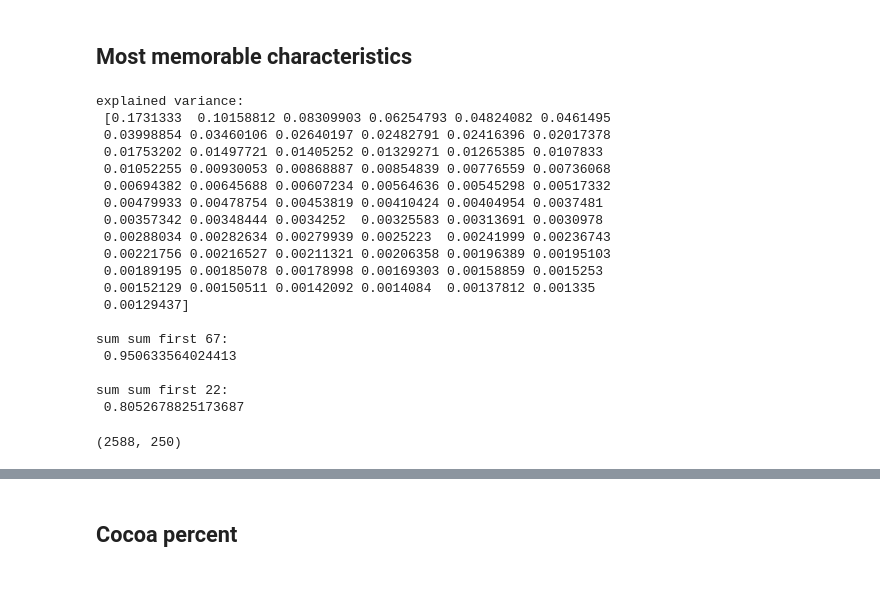
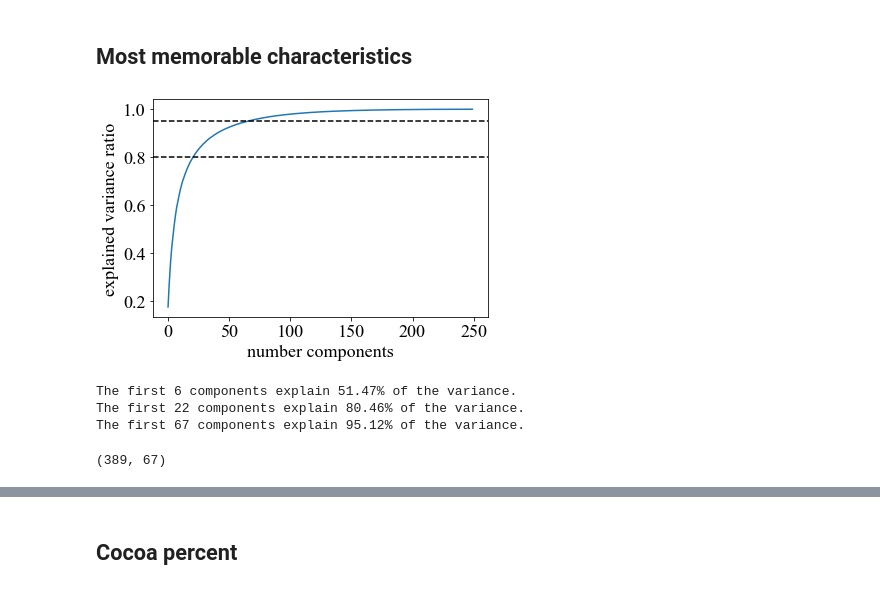
Before and after one commit to ElisabethBrockhaus/Chocolate_bar_rating, a Jupyter notebook: chocolate_rating_data.ipynb, the cells around one changed output, grey strips where cells are left out. Drawn from its saved outputs; the diff is of its cells as text; code cells hidden in the pictures.

Commit message:
first pure text embedding model

```diff
--- a/chocolate_rating_data.ipynb
+++ b/chocolate_rating_data.ipynb
@@ -932,33 +944,35 @@ X_test.loc[index_missing_test,["sugar", "cocoa_butter"]] = 1
 import tensorflow_hub as hub
 from sklearn.decomposition import PCA
 # %%
-embed = hub.load("https://tfhub.dev/google/Wiki-words-250-with-normalization/2")
-#embed = hub.load("https://tfhub.dev/google/nnlm-en-dim50-with-normalization/2")
+# load pretrained model
+model_url = "https://tfhub.dev/google/Wiki-words-250-with-normalization/2"
+#model_url = "https://tfhub.dev/google/nnlm-en-dim50-with-normalization/2"
+embed = hub.load(model_url)
 # %%
-flavours_embedded = embed(data["most_memorable_characteristics"])
+# apply pretrained text embedding
+flavours_embedded_train = embed(X_train_raw["most_memorable_characteristics"])
+flavours_embedded_val = embed(X_val_raw["most_memorable_characteristics"])
+flavours_embedded_test = embed(X_test_raw["most_memorable_characteristics"])
 # %%
 pca = PCA(n_components=250)
-pca.fit(flavours_embedded)
-print("explained variance:\n", pca.explained_variance_ratio_[0:67])
-print("\nsum sum first 67:\n", sum(pca.explained_variance_ratio_[0:67]))
-print("\nsum sum first 22:\n", sum(pca.explained_variance_ratio_[0:22]))
+pca.fit(flavours_embedded_train)
+evr_cum = pca.explained_variance_ratio_.cumsum()
-# %% [output]
-explained variance:
- [0.1731333  0.10158812 0.08309903 0.06254793 0.04824082 0.0461495
- 0.03998854 0.03460106 0.02640197 0.02482791 0.02416396 0.02017378
- 0.01753202 0.01497721 0.01405252 0.01329271 0.01265385 0.0107833
- 0.01052255 0.00930053 0.00868887 0.00854839 0.00776559 0.00736068
- 0.00694382 0.00645688 0.00607234 0.00564636 0.00545298 0.00517332
- 0.00479933 0.00478754 0.00453819 0.00410424 0.00404954 0.0037481
- 0.00357342 0.00348444 0.0034252  0.00325583 0.00313691 0.0030978
- 0.00288034 0.00282634 0.00279939 0.0025223  0.00241999 0.00236743
- 0.00221756 0.00216527 0.00211321 0.00206358 0.00196389 0.00195103
- 0.00189195 0.00185078 0.00178998 0.00169303 0.00158859 0.0015253
- 0.00152129 0.00150511 0.00142092 0.0014084  0.00137812 0.001335
- 0.00129437]
-
-sum sum first 67:
- 0.950633564024413
-
-sum sum first 22:
- 0.8052678825173687
+# %%
+plt.plot(evr_cum)
+plt.axhline(0.8, c="black", ls="--")
+plt.axhline(0.95, c="black", ls="--")
+plt.xlabel("number components")
+plt.ylabel("explained variance ratio")
+plt.show()
+# %% [output]
+[figure, added]
+# %%
+for ratio in [0.5, 0.8, 0.95]:
+    i = np.min(np.where(evr_cum >= ratio))
+    print(
+        f"The first {i+1} components explain {round(evr_cum[i]*100,2)}% of the variance."
+    )
+# %% [output]
+The first 6 components explain 51.47% of the variance.
+The first 22 components explain 80.46% of the variance.
+The first 67 components explain 95.12% of the variance.
@@ -965,6 +981,9 @@ sum sum first 22:
 # %%
-flavours_pca = pca.fit_transform(flavours_embedded)
-flavours_pca.shape
+pca = PCA(n_components=dim)
+flavours_pca_train = pca.fit_transform(flavours_embedded_train)
+flavours_pca_val = pca.transform(flavours_embedded_val)
+flavours_pca_test = pca.transform(flavours_embedded_test)
+flavours_pca_test.shape
 # %% [output]
-(2588, 250)
+(389, 67)
 # %%
```
Also changed, not shown: parts of 52 cells of this notebook.
